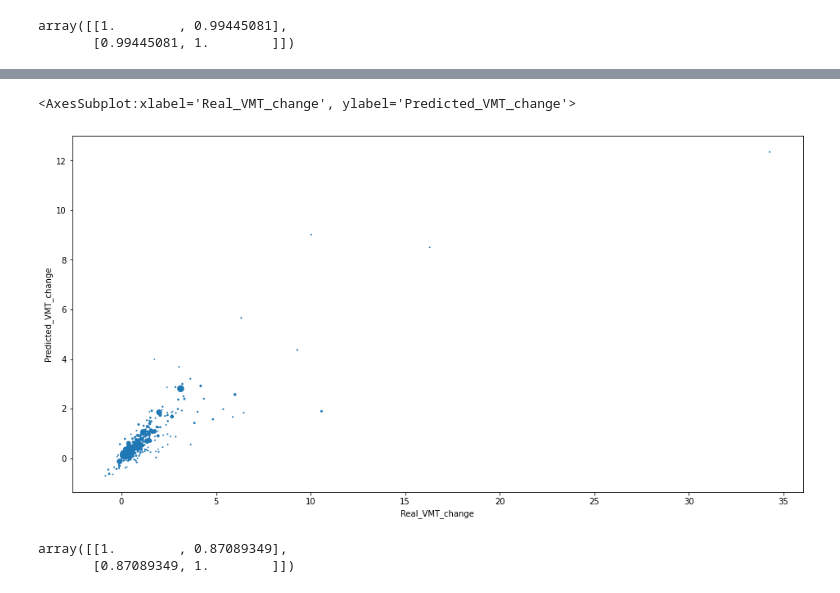
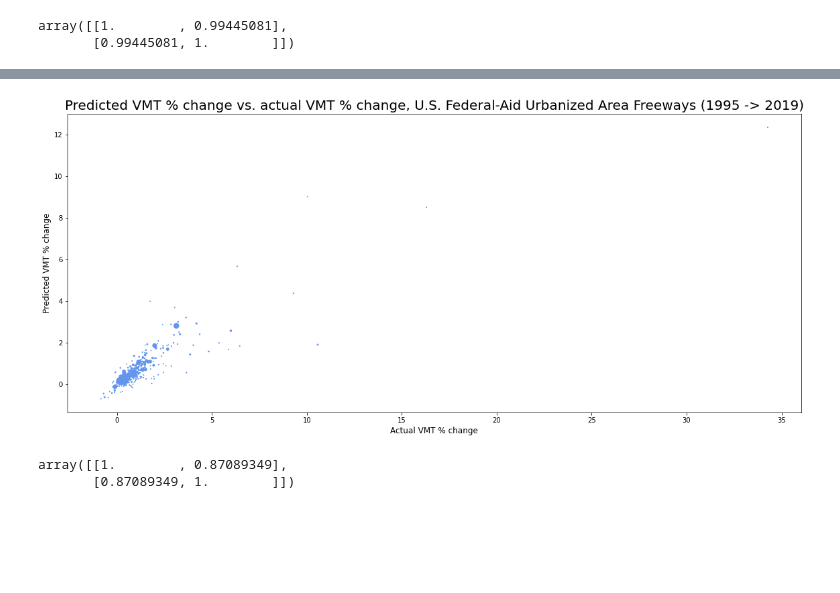
Before and after one commit to michaelrosen3/backfilling, a Jupyter notebook: MSA_CHARTS_9_26_22.ipynb, the cells around one changed output, grey strips where cells are left out. Cells and saved outputs as stored; diff of their text form; code cells hidden in the pictures; blank space fills up the shorter version.

```diff
--- a/MSA_CHARTS_9_26_22.ipynb
+++ b/MSA_CHARTS_9_26_22.ipynb
@@ -71,10 +55,24 @@ msajoin['Real_VMT_change']=(msajoin['TOTAL FREEWAY DVMT (1,000)_y']-msajoin['TOT
 # %%
 msajoin['Predicted_VMT_change']=(msajoin['PREDICTED_VMT']-msajoin['TOTAL FREEWAY DVMT (1,000)_x'])/msajoin['TOTAL FREEWAY DVMT (1,000)_x']
 # %%
-msajoin.plot('Real_VMT_change','Predicted_VMT_change',kind='scatter',figsize=(16,8),s=(msajoin['ESTIMATED POPULATION (1,000)_y']*0.00001))
+msajoin.plot(
+    x=['Real_VMT_change'],
+    y=['Predicted_VMT_change'],
+    kind='scatter',
+    figsize=(16, 8),
+    c='cornflowerblue',
+    s=(msajoin['ESTIMATED POPULATION (1,000)_y']*0.00001)
+)
+
+plt.title(label="Predicted VMT % change vs. actual VMT % change, U.S. Federal-Aid Urbanized Area Freeways (1995 -> 2019)",
+          fontsize=20,
+          color="black",)
+plt.xlabel('Actual VMT % change', fontsize=12)
+plt.ylabel('Predicted VMT % change', fontsize=12)
+plt.tight_layout()
+plt.subplots_adjust(top=0.85)
 # %% [output]
-<AxesSubplot:xlabel='Real_VMT_change', ylabel='Predicted_VMT_change'>
-[figure, old version]
+[figure, new version]
 # %%
 np.corrcoef(msajoin['Real_VMT_change'],msajoin['Predicted_VMT_change'])
 # %% [output]
```
Also changed, not shown: parts of 5 cells of this notebook, 2 other files.
